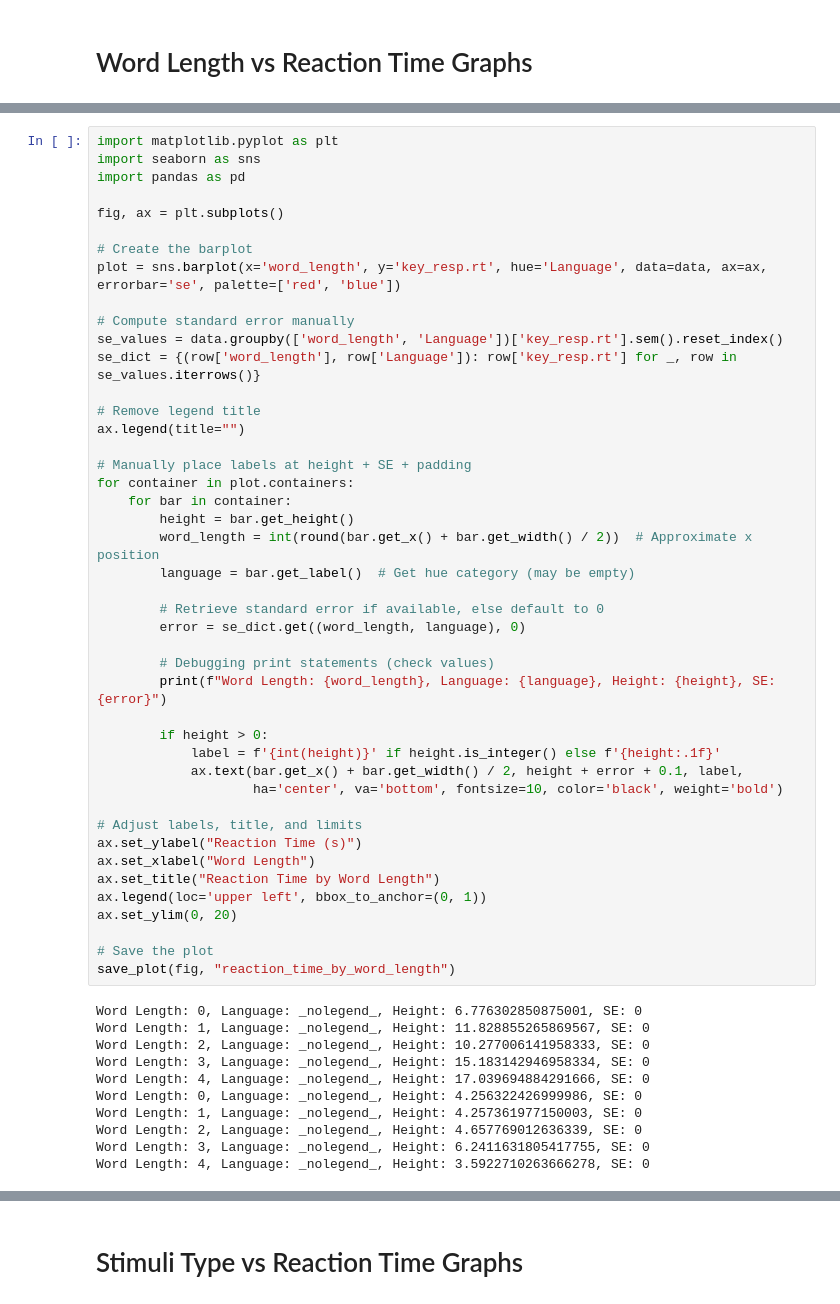
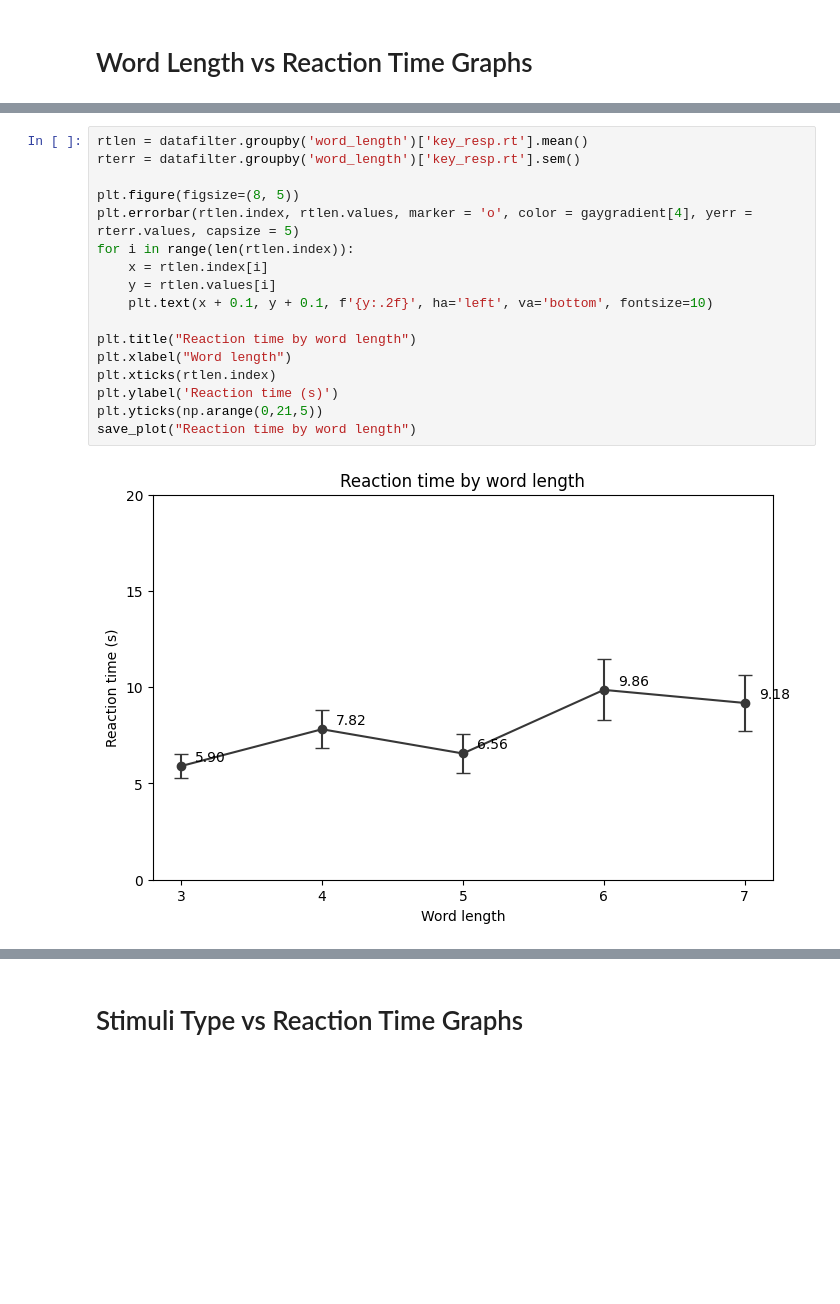
Before and after one commit to Plausma/Dyslexia, a Jupyter notebook: analysis for task 2nd.ipynb, the cells around one changed output, grey strips where cells are left out. Drawn from its saved outputs; the diff is of its cells as text; blank space fills up the shorter version.

```diff
--- a/analysis for task 2nd.ipynb
+++ b/analysis for task 2nd.ipynb
@@ -353,55 +328,19 @@ AttributeError: 'Axes' object has no attribute 'datavalues'
-# %%
-import matplotlib.pyplot as plt
-import seaborn as sns
-import pandas as pd
-
-fig, ax = plt.subplots()
-
-# Create the barplot
-plot = sns.barplot(x='word_length', y='key_resp.rt', hue='Language', data=data, ax=ax, errorbar='se', palette=['red', 'blue'])
-
-# Compute standard error manually
-se_values = data.groupby(['word_length', 'Language'])['key_resp.rt'].sem().reset_index()
-se_dict = {(row['word_length'], row['Language']): row['key_resp.rt'] for _, row in se_values.iterrows()}
-
-# Remove legend title
-ax.legend(title="")
-
-# Manually place labels at height + SE + padding
-for container in plot.containers:
-    for bar in container:
-        height = bar.get_height()
-        word_length = int(round(bar.get_x() + bar.get_width() / 2))  # Approximate x position
-        language = bar.get_label()  # Get hue category (may be empty)
-
-        # Retrieve standard error if available, else default to 0
-        error = se_dict.get((word_length, language), 0)
-
-        # Debugging print statements (check values)
-        print(f"Word Length: {word_length}, Language: {language}, Height: {height}, SE: {error}")
-
-        if height > 0:
-            label = f'{int(height)}' if height.is_integer() else f'{height:.1f}'
-            ax.text(bar.get_x() + bar.get_width() / 2, height + error + 0.1, label,
-                    ha='center', va='bottom', fontsize=10, color='black', weight='bold')
-
-# Adjust labels, title, and limits
-ax.set_ylabel("Reaction Time (s)")
-ax.set_xlabel("Word Length")
-ax.set_title("Reaction Time by Word Length")
-ax.legend(loc='upper left', bbox_to_anchor=(0, 1))
-ax.set_ylim(0, 20)
-
-# Save the plot
-save_plot(fig, "reaction_time_by_word_length")
-# %% [output]
-Word Length: 0, Language: _nolegend_, Height: 6.776302850875001, SE: 0
-Word Length: 1, Language: _nolegend_, Height: 11.828855265869567, SE: 0
-Word Length: 2, Language: _nolegend_, Height: 10.277006141958333, SE: 0
-Word Length: 3, Language: _nolegend_, Height: 15.183142946958334, SE: 0
-Word Length: 4, Language: _nolegend_, Height: 17.039694884291666, SE: 0
-Word Length: 0, Language: _nolegend_, Height: 4.256322426999986, SE: 0
-Word Length: 1, Language: _nolegend_, Height: 4.257361977150003, SE: 0
-Word Length: 2, Language: _nolegend_, Height: 4.657769012636339, SE: 0
-Word Length: 3, Language: _nolegend_, Height: 6.2411631805417755, SE: 0
-Word Length: 4, Language: _nolegend_, Height: 3.5922710263666278, SE: 0
+# %%
+rtlen = datafilter.groupby('word_length')['key_resp.rt'].mean()
+rterr = datafilter.groupby('word_length')['key_resp.rt'].sem()
+
+plt.figure(figsize=(8, 5))
+plt.errorbar(rtlen.index, rtlen.values, marker = 'o', color = gaygradient[4], yerr = rterr.values, capsize = 5)
+for i in range(len(rtlen.index)):
+    x = rtlen.index[i]
+    y = rtlen.values[i]
+    plt.text(x + 0.1, y + 0.1, f'{y:.2f}', ha='left', va='bottom', fontsize=10)
+
+plt.title("Reaction time by word length")
+plt.xlabel("Word length")
+plt.xticks(rtlen.index)
+plt.ylabel('Reaction time (s)')
+plt.yticks(np.arange(0,21,5))
+save_plot("Reaction time by word length")
+# %% [output]
+[figure, added]
```
Also changed, not shown: parts of 22 cells of this notebook, 24 other files.
